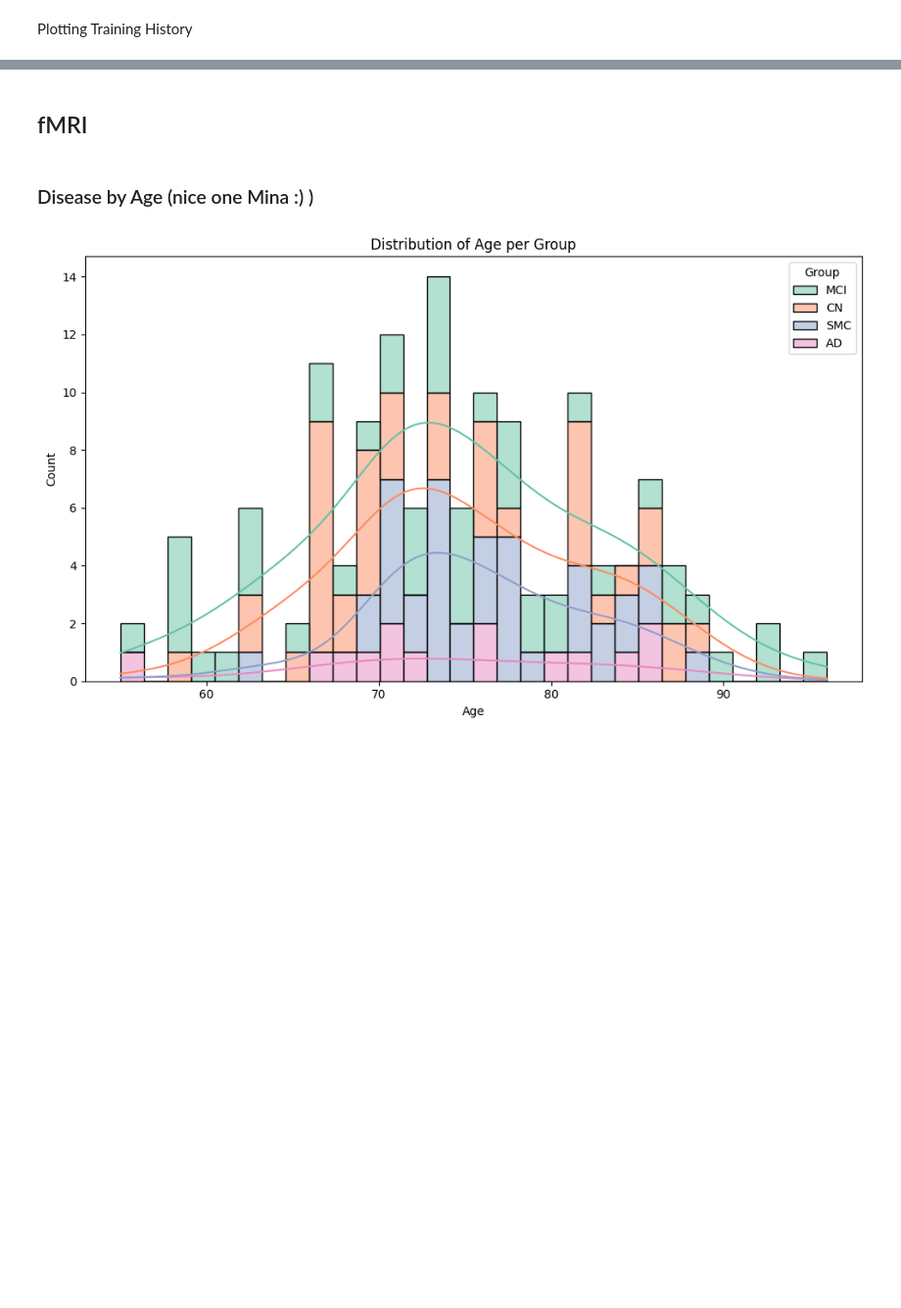
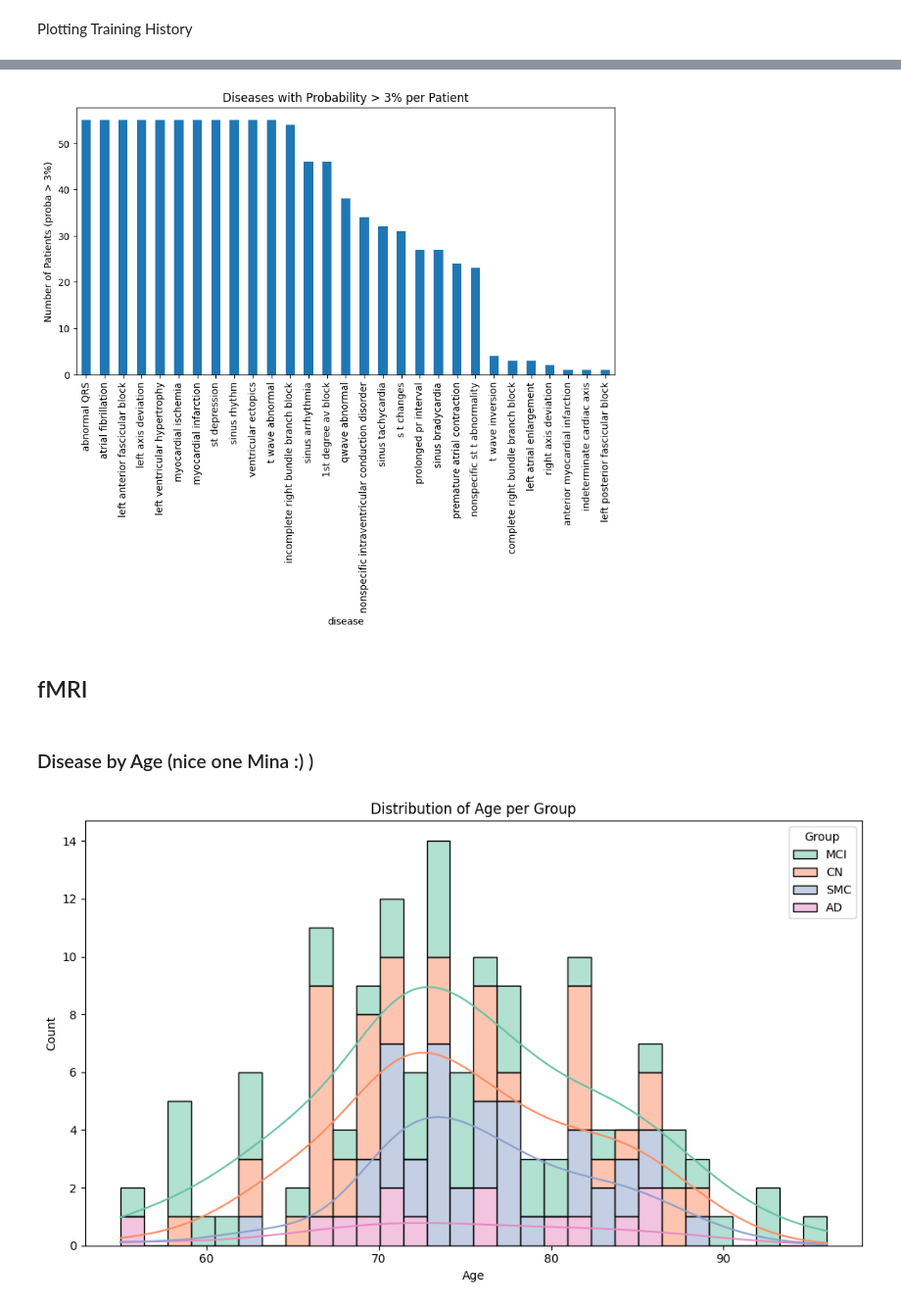
Before and after one commit to bungerz/firstDataAnalysis, a Jupyter notebook: Hackathon_AI_Health.ipynb, the cells around one changed output, grey strips where cells are left out. Shown at 98% size. Saved outputs shown, nothing was run; the diff lists cells and outputs as text; code cells hidden in the pictures; blank space fills up the shorter version.

```diff
--- a/Hackathon_AI_Health.ipynb
+++ b/Hackathon_AI_Health.ipynb
@@ -533,3 +546,7 @@ plt.show()
+# %%
+ecg_paths_63_F = []
+for patient_id in ecg_ref_63_F['patient_id'].to_list():
+   ecg_paths_63_F.extend([path for path in all_ecg_paths if patient_id.replace('HR0',"") in path])
 # %%
 # Assume:
 # - model is your trained Keras model
@@ -540,25 +557,35 @@ plt.show()
 # Get the reverse mapping for index to disease name
 index_to_disease = {idx: disease for disease, idx in disease_to_index.items()}
 
-# Example: Show probabilities for the first patient in final_df
-import wfdb
-import numpy as np
+all_top_diseases = []
+all_top_probs = []
+all_patient_paths = []
 
-# Load ECG for the first patient (adjust index as needed)
-i = 30  # or any patient index you want
-ecg_path = all_ecg_paths[i]
-ecg = wfdb.rdrecord(ecg_path.replace(".hea", "")).p_signal[:1000, :]  # shape: (1000, 12)
-# Normalize per sample, per channel
-ecg = (ecg - np.mean(ecg, axis=0, keepdims=True)) / (np.std(ecg, axis=0, keepdims=True) + 1e-8)
-ecg = ecg[np.newaxis, ...]  # shape: (1, 1000, 12)
+for ecg_path in ecg_paths_63_F:
+    ecg = wfdb.rdrecord(ecg_path.replace(".hea", "")).p_signal[:1000, :]
+    ecg = (ecg - np.mean(ecg, axis=0, keepdims=True)) / (np.std(ecg, axis=0, keepdims=True) + 1e-8)
+    ecg = ecg[np.newaxis, ...]
+    probs = model.predict(ecg)[0]
+    # Get all diseases with probability > 3%
+    indices = np.where(probs > 0.03)[0]
+    for idx in indices:
+        all_patient_paths.append(ecg_path)
+        all_top_diseases.append(index_to_disease[idx])
+        all_top_probs.append(probs[idx])
 
-# Predict probabilities
-probs = model.predict(ecg)[0] # shape: (num_diseases,)
-# sort probs
-sorted_indices = np.argsort(probs)[::-1]
-sorted_probs = probs[sorted_indices]
-sorted_diseases = [index_to_disease[idx] for idx in sorted_indices]
-# print diseases and their probability
-for disease, prob in zip(sorted_diseases, sorted_probs):
-    print(f"{disease}: {prob}")
+# Create a DataFrame for all diseases with proba > 3%
+df_all = pd.DataFrame({
+    "ecg_path": all_patient_paths,
+    "disease": all_top_diseases,
+    "probability": all_top_probs
+})
+
+print(df_all.sort_values('probability', ascending=False))
+
+# Optional: Plot the frequency of each disease above 3%
+plt.figure(figsize=(10, 5))
+df_all['disease'].value_counts().plot(kind='bar')
+plt.ylabel('Number of Patients (proba > 3%)')
+plt.title('Diseases with Probability > 3% per Patient')
+plt.show()
 # %% [output]
@@ -582,3 +609,4 @@ CHB: 0.00047902180813252926
+[figure, added]
 # %% [markdown]
 ## fMRI
 # %% [markdown]
```
Also changed, not shown: parts of 8 cells of this notebook.
